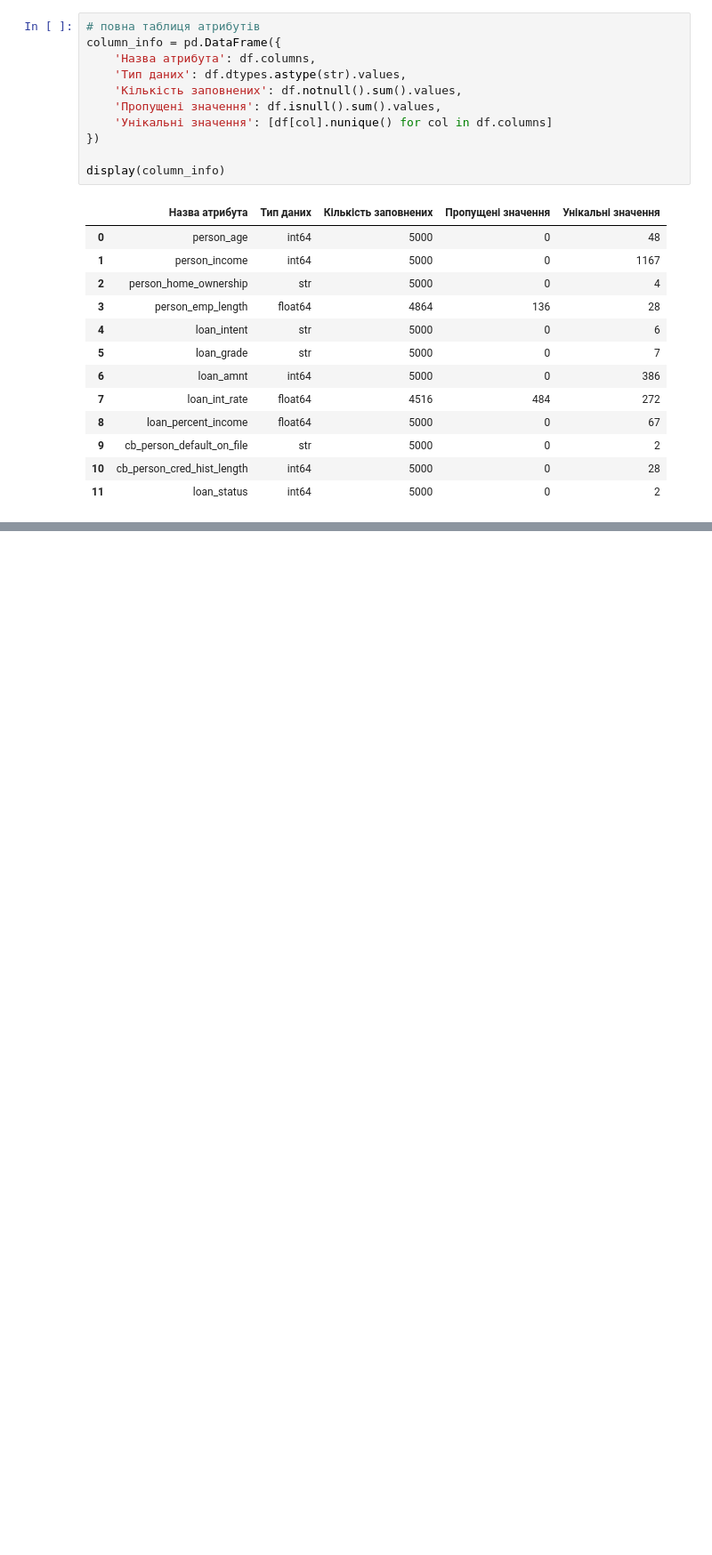
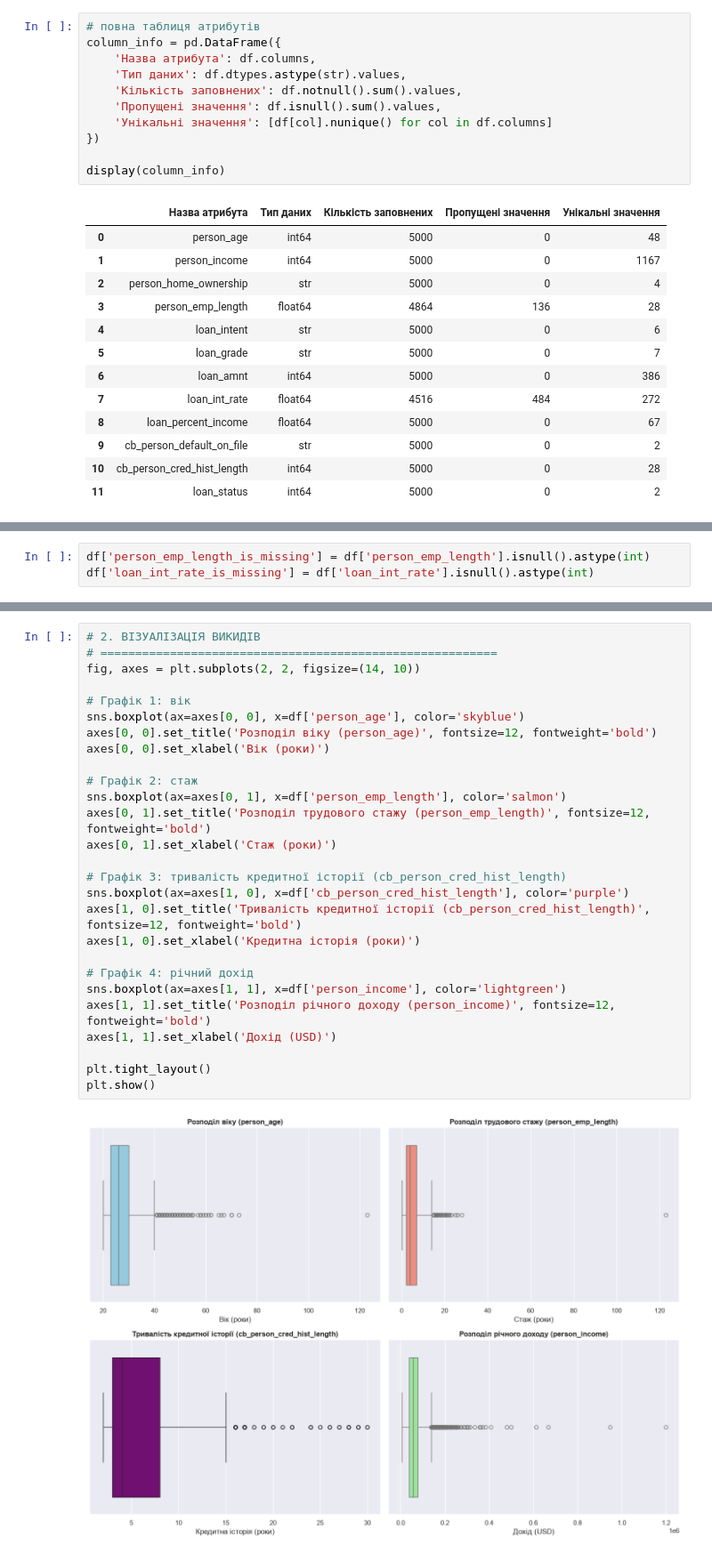
Before and after one commit to sonyalev/credit-risk, a Jupyter notebook: Stage1.ipynb, the cells around one changed output, grey strips where cells are left out. Shown at 89% size. Saved outputs shown, nothing was run; the diff lists cells and outputs as text; blank space fills up the shorter version.

```diff
--- a/Stage1.ipynb
+++ b/Stage1.ipynb
@@ -83,0 +149,3 @@ plt.show()
+# %%
+df['person_emp_length_is_missing'] = df['person_emp_length'].isnull().astype(int)
+df['loan_int_rate_is_missing'] = df['loan_int_rate'].isnull().astype(int)
@@ -83,0 +184,29 @@ plt.show()
+# %%
+# 2. ВІЗУАЛІЗАЦІЯ ВИКИДІВ
+# =========================================================
+fig, axes = plt.subplots(2, 2, figsize=(14, 10))
+
+# Графік 1: вік
+sns.boxplot(ax=axes[0, 0], x=df['person_age'], color='skyblue')
+axes[0, 0].set_title('Розподіл віку (person_age)', fontsize=12, fontweight='bold')
+axes[0, 0].set_xlabel('Вік (роки)')
+
+# Графік 2: стаж
+sns.boxplot(ax=axes[0, 1], x=df['person_emp_length'], color='salmon')
+axes[0, 1].set_title('Розподіл трудового стажу (person_emp_length)', fontsize=12, fontweight='bold')
+axes[0, 1].set_xlabel('Стаж (роки)')
+
+# Графік 3: тривалість кредитної історії (cb_person_cred_hist_length)
+sns.boxplot(ax=axes[1, 0], x=df['cb_person_cred_hist_length'], color='purple')
+axes[1, 0].set_title('Тривалість кредитної історії (cb_person_cred_hist_length)', fontsize=12, fontweight='bold')
+axes[1, 0].set_xlabel('Кредитна історія (роки)')
+
+# Графік 4: річний дохід
+sns.boxplot(ax=axes[1, 1], x=df['person_income'], color='lightgreen')
+axes[1, 1].set_title('Розподіл річного доходу (person_income)', fontsize=12, fontweight='bold')
+axes[1, 1].set_xlabel('Дохід (USD)')
+
+plt.tight_layout()
+plt.show()
+# %% [output]
+[figure, added]
```
Also changed, not shown: parts of 18 cells of this notebook.
